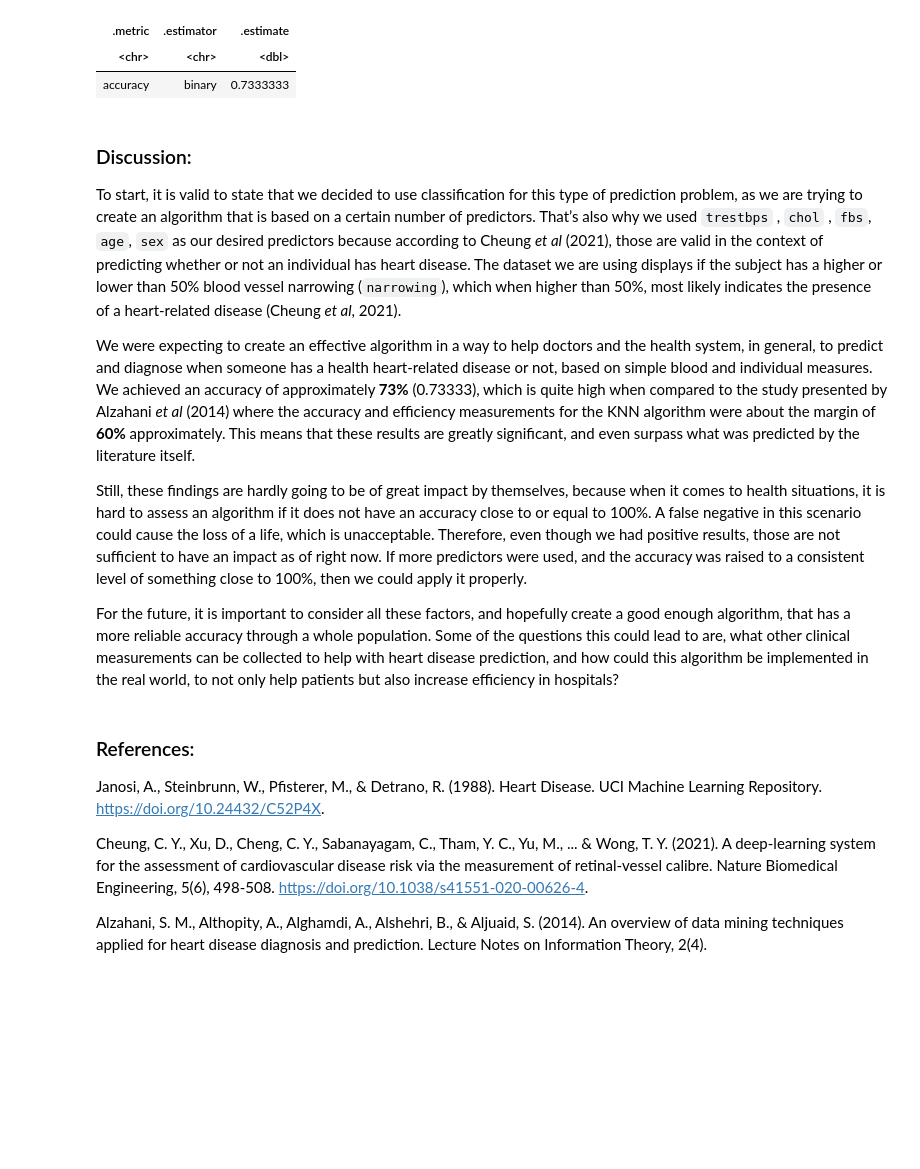
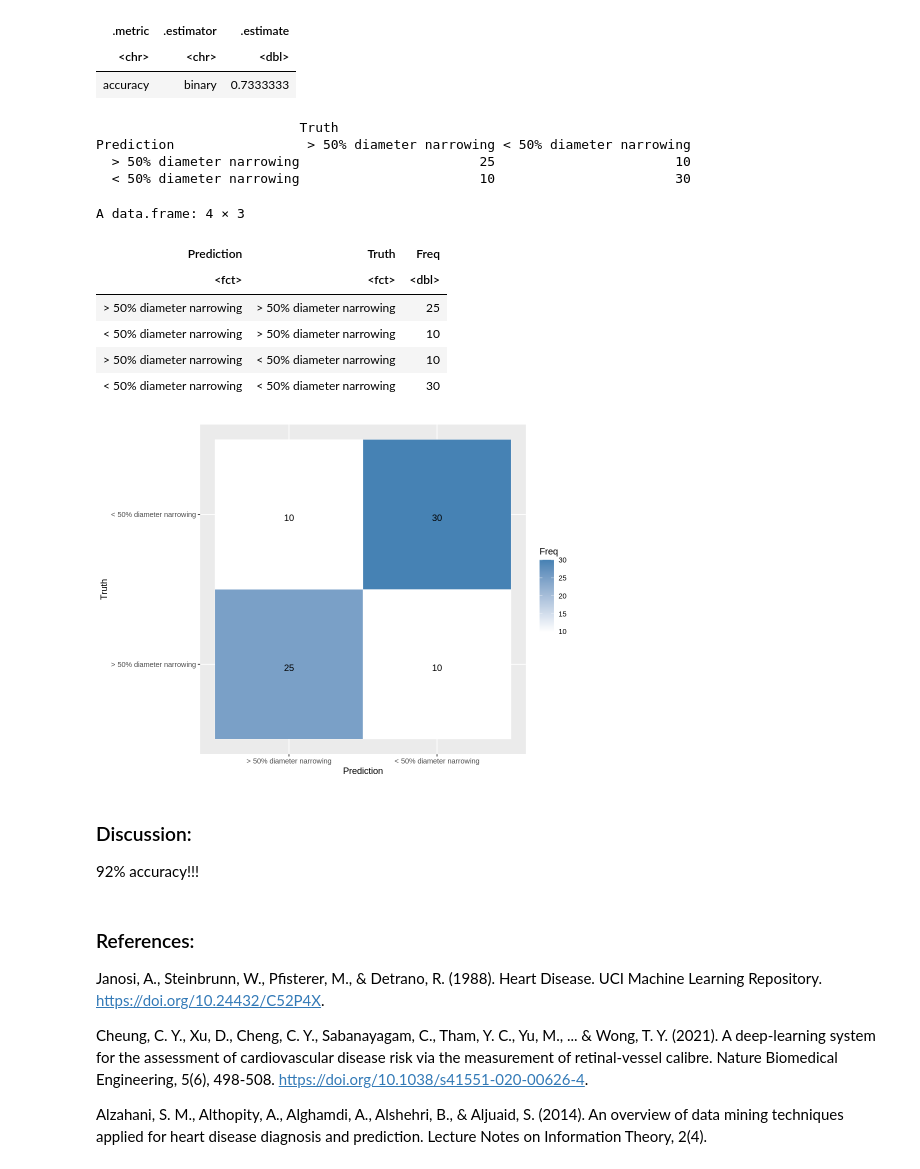
Before and after one commit to nazalturas/data_sci_-group_project, a Jupyter notebook: Group Report.ipynb, the cells around one changed output. Cells and saved outputs as stored; diff of their text form; code cells hidden in the pictures; blank space fills up the shorter version.

Commit message:
Forgot to add the visualization
Sorry naza, I forgot to add the confusion matrix plot.

```diff
--- a/Group Report.ipynb
+++ b/Group Report.ipynb
@@ -360,16 +372,39 @@ A tibble: 1 × 3
 | .metric | .estimator | .estimate |
 | <chr> | <chr> | <dbl> |
 | accuracy | binary | 0.7333333 |
-# %% [markdown]
-### Discussion:
-
-To start, it is valid to state that we decided to use classification for this type of prediction problem, as we are trying to create an algorithm that is based on a certain number of predictors. That’s also why we used `trestbps` , `chol` , `fbs`, `age`, `sex` as our desired predictors because according to Cheung *et al* (2021), those are valid in the context of predicting whether or not an individual has heart disease. The dataset we are using displays if the subject has a higher or lower than 50% blood vessel narrowing (`narrowing`), which when higher than 50%, most likely indicates the presence of a heart-related disease (Cheung *et al*, 2021).
-
-We were expecting to create an effective algorithm in a way to help doctors and the health system, in general, to predict and diagnose when someone has a health heart-related disease or not, based on simple blood and individual measures. We achieved an accuracy of approximately **73%** (0.73333), which is quite high when compared to the study presented by Alzahani *et al* (2014) where the accuracy and efficiency measurements for the KNN algorithm were about the margin of **60%** approximately. This means that these results are greatly significant, and even surpass what was predicted by the literature itself.
-
-Still, these findings are hardly going to be of great impact by themselves, because when it comes to health situations, it is hard to assess an algorithm if it does not have an accuracy close to or equal to 100%. A false negative in this scenario could cause the loss of a life, which is unacceptable. Therefore, even though we had positive results, those are not sufficient to have an impact as of right now. If more predictors were used, and the accuracy was raised to a consistent level of something close to 100%, then we could apply it properly.
-
-For the future, it is important to consider all these factors, and hopefully create a good enough algorithm, that has a more reliable accuracy through a whole population. Some of the questions this could lead to are, what other clinical measurements can be collected to help with heart disease prediction, and how could this algorithm be implemented in the real world, to not only help patients but also increase efficiency in hospitals?
+# %%
+# we plot the confusion matrix
+confusion <- k_prediction |>
+             conf_mat(truth = narrowing, estimate = .pred_class)
+confusion
+
+# create a dataframe from the confusion to allow for a plotting of the confusion matrix
+conf_matrix_df <- as.data.frame(confusion$table)
+conf_matrix_df
+
+# creating a visualization of the confusion matrix
+options(repr.plot.width = 8, repr.plot.height = 6)
+ggplot(data =  conf_matrix_df, mapping = aes(x = Prediction, y = Truth)) +
+  geom_tile(aes(fill = Freq), colour = "white") +
+  geom_text(aes(label = sprintf("%1.0f",Freq)), vjust = 1) +
+  scale_fill_gradient(low = "white", high = "steelblue")
+# %% [output]
+                          Truth
+Prediction                 > 50% diameter narrowing < 50% diameter narrowing
+  > 50% diameter narrowing                       25                       10
+  < 50% diameter narrowing                       10                       30
+A data.frame: 4 × 3
+| Prediction | Truth | Freq |
+| <fct> | <fct> | <dbl> |
+| > 50% diameter narrowing | > 50% diameter narrowing | 25 |
+| < 50% diameter narrowing | > 50% diameter narrowing | 10 |
+| > 50% diameter narrowing | < 50% diameter narrowing | 10 |
+| < 50% diameter narrowing | < 50% diameter narrowing | 30 |
+[figure, added]
+# %% [markdown]
+### Discussion:
+
+92% accuracy!!!
 # %% [markdown]
 ### References:
 
```
Also changed, not shown: parts of 1 cell of this notebook.
